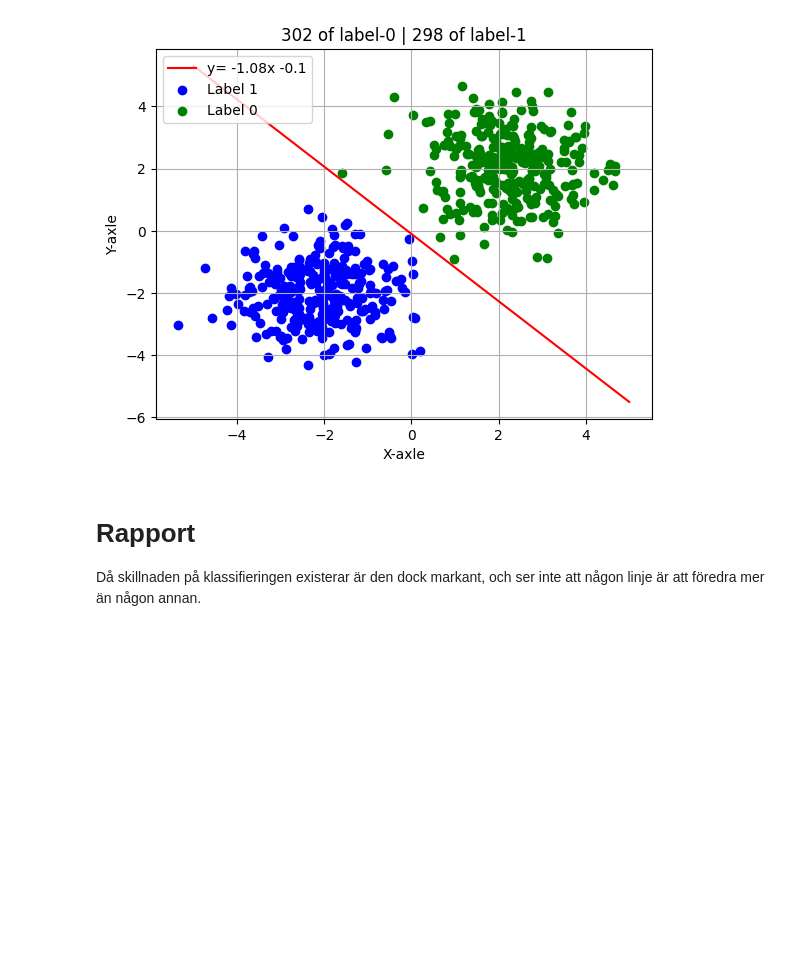
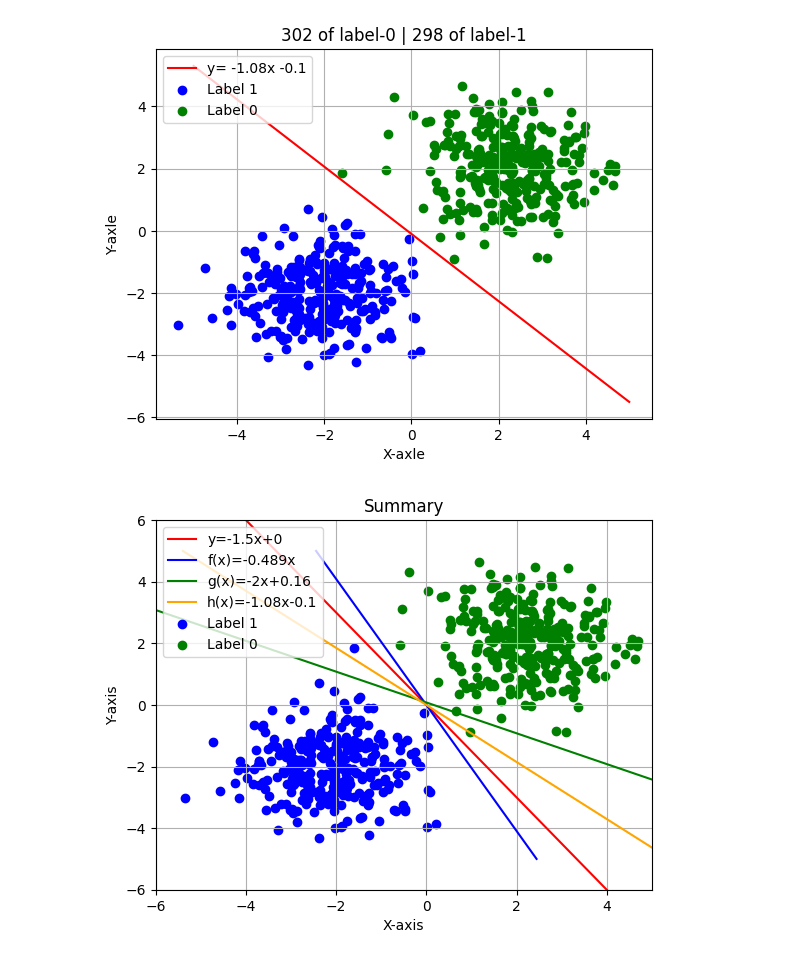
Before and after one commit to MrEcE0046/AI-ML-Grundkunskaper, a Jupyter notebook: Labs/labb3/labb3.jup.ipynb, the cells around one changed output. Drawn from its saved outputs; the diff is of its cells as text; code cells hidden in the pictures; blank space fills up the shorter version.

```diff
--- a/Labs/labb3/labb3.jup.ipynb
+++ b/Labs/labb3/labb3.jup.ipynb
@@ -27,18 +29,59 @@ plott(label_data, k, m)
 # %% [markdown]
 ### $h(x) = −1.08x − 0.1$
 # %%
-from labb3 import readfile,categories,write_file,plott
+from labb3 import readfile,catagories,write_file,plott,line
 
 k = -1.08
 m = -0.1
 
 data = readfile()
-label_data = categories(data, k, m)
-write_file(label_data)
-# print(f"h(x)= {k}x {m}")
-plott(label_data, k, m)
+label_data = catagories(data, k, m)
+x, y = line(k, m)
+plott(label_data, x, y)
 # %% [output]
 [figure]
-# %% [markdown]
-# Rapport
- Då skillnaden på klassifieringen existerar är den dock markant, och ser inte att någon linje är att föredra mer än någon annan.
+# %%
+from labb3 import readfile, catagories,line
+import matplotlib.pyplot as plt, numpy as np
+
+def line1(x):
+    return x * -0.489
+
+def line2(x):
+    return x * -2 + 0.16
+
+def line3(x):
+    return x * -1.08
+
+def plott(label_data, x, y):
+    """ Plot lines and scatterplotts """
+
+    zeroes = [i for i in label_data if i[2] == 0]
+    ones = [i for i in label_data if i[2] == 1]
+
+    plt.plot(x, y, "r", label=f"y={k}x+{m}")
+    plt.plot(line1(x), x, "blue", label="f(x)=-0.489x")
+    plt.plot(line2(x), x, "green", label="g(x)=-2x+0.16")
+    plt.plot(line3(x), x, "orange", label="h(x)=-1.08x-0.1")
+
+
+    plt.scatter(np.array(ones)[:, 0], np.array(ones)[:, 1], c="blue", label="Label 1")
+    plt.scatter(np.array(zeroes)[:, 0], np.array(zeroes)[:, 1], c="green", label="Label 0")
+
+    plt.title("Summary")
+    plt.xlabel("X-axis")
+    plt.ylabel("Y-axis")
+    plt.legend()
+    plt.grid()
+    plt.ylim(-6,6)
+    plt.xlim(-6, 5)
+    plt.show()
+
+k = -1.5
+m = 0
+data = readfile()
+label_data = catagories(data, k, m)
+x, y = line(k, m)
+plott(label_data, x, y)
+# %% [output]
+[figure, added]
```
Also changed, not shown: parts of 3 cells of this notebook, 1 other file.
